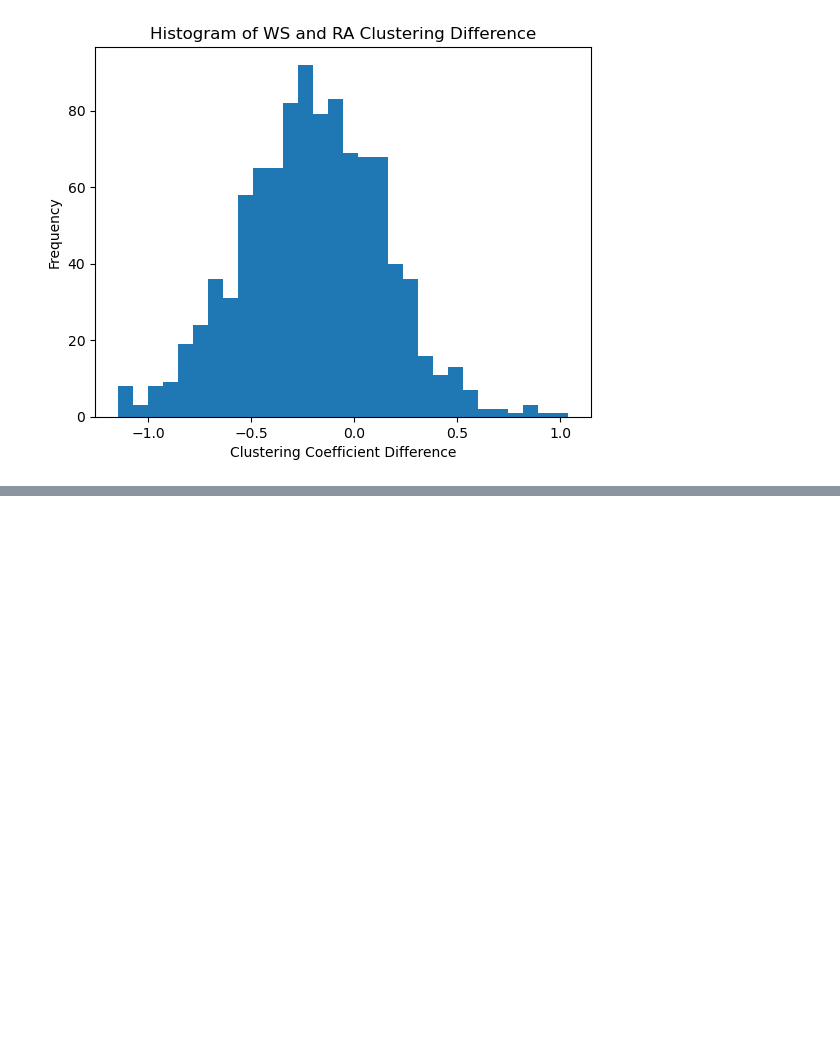
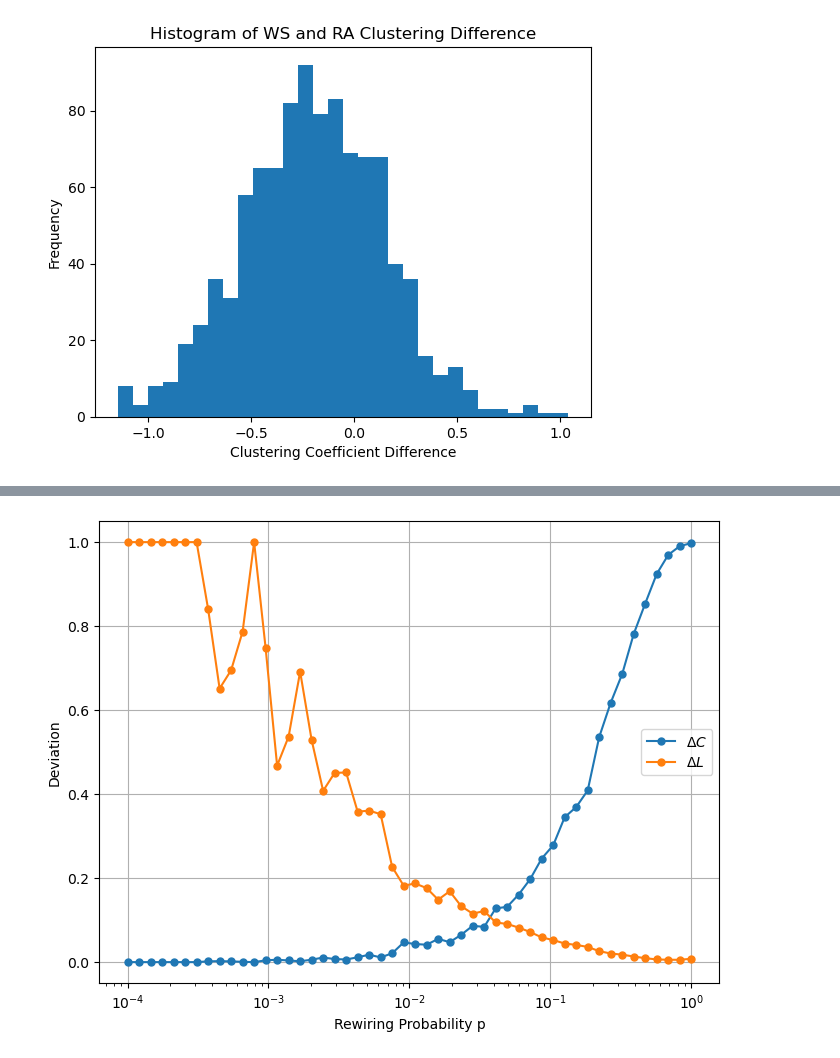
Before and after one commit to cyrilrommens/PhD_1, a Jupyter notebook: SWP_kuramoto.ipynb, the cells around one changed output, grey strips where cells are left out. Cells and saved outputs as stored; diff of their text form; code cells hidden in the pictures; blank space fills up the shorter version.

```diff
--- a/SWP_kuramoto.ipynb
+++ b/SWP_kuramoto.ipynb
@@ -762,0 +884,15 @@ plt.show()
+# %%
+# Plot results
+plt.figure(figsize=(8, 6))
+plt.plot(p_values, dC, 'o-', label=r'$\Delta C$', markersize=5)
+plt.plot(p_values, dL, 'o-', label=r'$\Delta L$', markersize=5)
+
+# Formatting
+plt.xscale('log')
+plt.xlabel('Rewiring Probability p')
+plt.ylabel('Deviation')
+plt.legend()
+plt.grid()
+plt.show()
+# %% [output]
+[figure, added]
```
Also changed, not shown: parts of 3 cells of this notebook.
